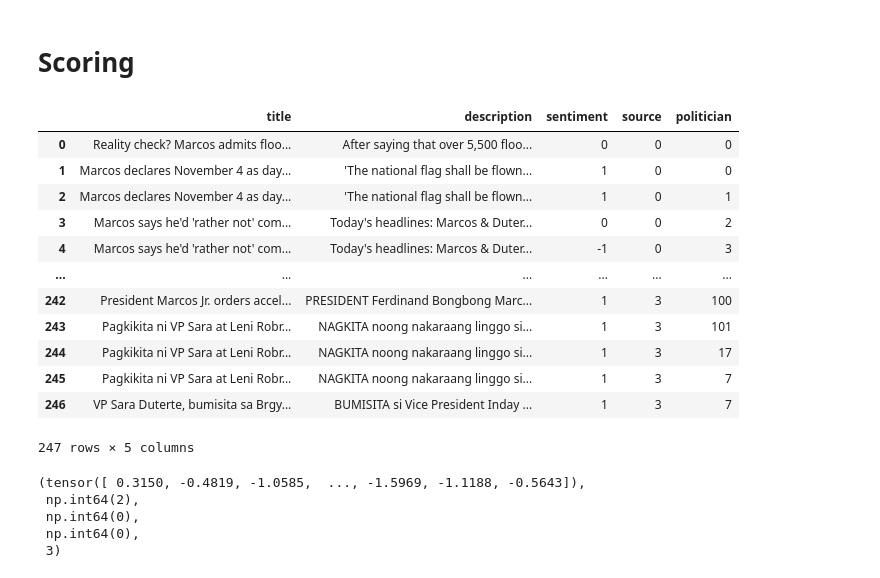
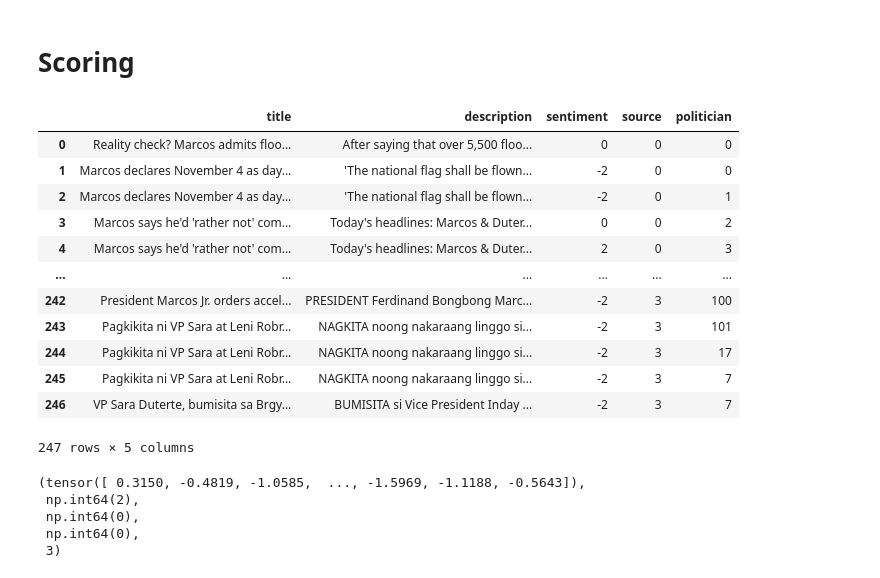
Before and after one commit to JustroX/bayanwatch, a Jupyter notebook: python-scripts/core/scoring/scorer.ipynb, the cells around one changed output. Cells and saved outputs as stored; diff of their text form; code cells hidden in the pictures.

```diff
--- a/python-scripts/core/scoring/scorer.ipynb
+++ b/python-scripts/core/scoring/scorer.ipynb
@@ -27,41 +25,41 @@ readEmbeddings("files/embedding.txt")
 # %%
 # Preprocessing
 import pandas as pd
 
 df_og = pd.read_csv("files/normalized_politicians.csv")
 df = df_og.copy()
 
 politician_names = df['politician'].unique()
 politician_to_id = {name: idx for idx, name in enumerate(politician_names)}
 
 source_names = df['source'].unique()
 source_to_id = {name: idx for idx, name in enumerate(source_names)}
 
 def sentiment_to_id(sentiment):
     if sentiment == "POSITIVE":
-        return 1
+        return -2
     elif sentiment == "NEUTRAL":
         return 0
     else:
-        return -1
+        return 2
 
 df['politician'] = df['politician'].map(politician_to_id)
 df['source'] = df['source'].map(source_to_id)
 df['sentiment'] = df['sentiment'].map(sentiment_to_id)
 
 df
 # %% [output]
 |  | title | description | sentiment | source | politician |
 | 0 | Reality check? Marcos admits floo... | After saying that over 5,500 floo... | 0 | 0 | 0 |
-| 1 | Marcos declares November 4 as day... | 'The national flag shall be flown... | 1 | 0 | 0 |
-| 2 | Marcos declares November 4 as day... | 'The national flag shall be flown... | 1 | 0 | 1 |
+| 1 | Marcos declares November 4 as day... | 'The national flag shall be flown... | -2 | 0 | 0 |
+| 2 | Marcos declares November 4 as day... | 'The national flag shall be flown... | -2 | 0 | 1 |
 | 3 | Marcos says he'd 'rather not' com... | Today's headlines: Marcos & Duter... | 0 | 0 | 2 |
-| 4 | Marcos says he'd 'rather not' com... | Today's headlines: Marcos & Duter... | -1 | 0 | 3 |
+| 4 | Marcos says he'd 'rather not' com... | Today's headlines: Marcos & Duter... | 2 | 0 | 3 |
 | ... | ... | ... | ... | ... | ... |
-| 242 | President Marcos Jr. orders accel... | PRESIDENT Ferdinand Bongbong Marc... | 1 | 3 | 100 |
-| 243 | Pagkikita ni VP Sara at Leni Robr... | NAGKITA noong nakaraang linggo si... | 1 | 3 | 101 |
-| 244 | Pagkikita ni VP Sara at Leni Robr... | NAGKITA noong nakaraang linggo si... | 1 | 3 | 17 |
-| 245 | Pagkikita ni VP Sara at Leni Robr... | NAGKITA noong nakaraang linggo si... | 1 | 3 | 7 |
-| 246 | VP Sara Duterte, bumisita sa Brgy... | BUMISITA si Vice President Inday ... | 1 | 3 | 7 |
+| 242 | President Marcos Jr. orders accel... | PRESIDENT Ferdinand Bongbong Marc... | -2 | 3 | 100 |
+| 243 | Pagkikita ni VP Sara at Leni Robr... | NAGKITA noong nakaraang linggo si... | -2 | 3 | 101 |
+| 244 | Pagkikita ni VP Sara at Leni Robr... | NAGKITA noong nakaraang linggo si... | -2 | 3 | 17 |
+| 245 | Pagkikita ni VP Sara at Leni Robr... | NAGKITA noong nakaraang linggo si... | -2 | 3 | 7 |
+| 246 | VP Sara Duterte, bumisita sa Brgy... | BUMISITA si Vice President Inday ... | -2 | 3 | 7 |
 247 rows × 5 columns
 # %%
```
Also changed, not shown: parts of 9 cells of this notebook.
